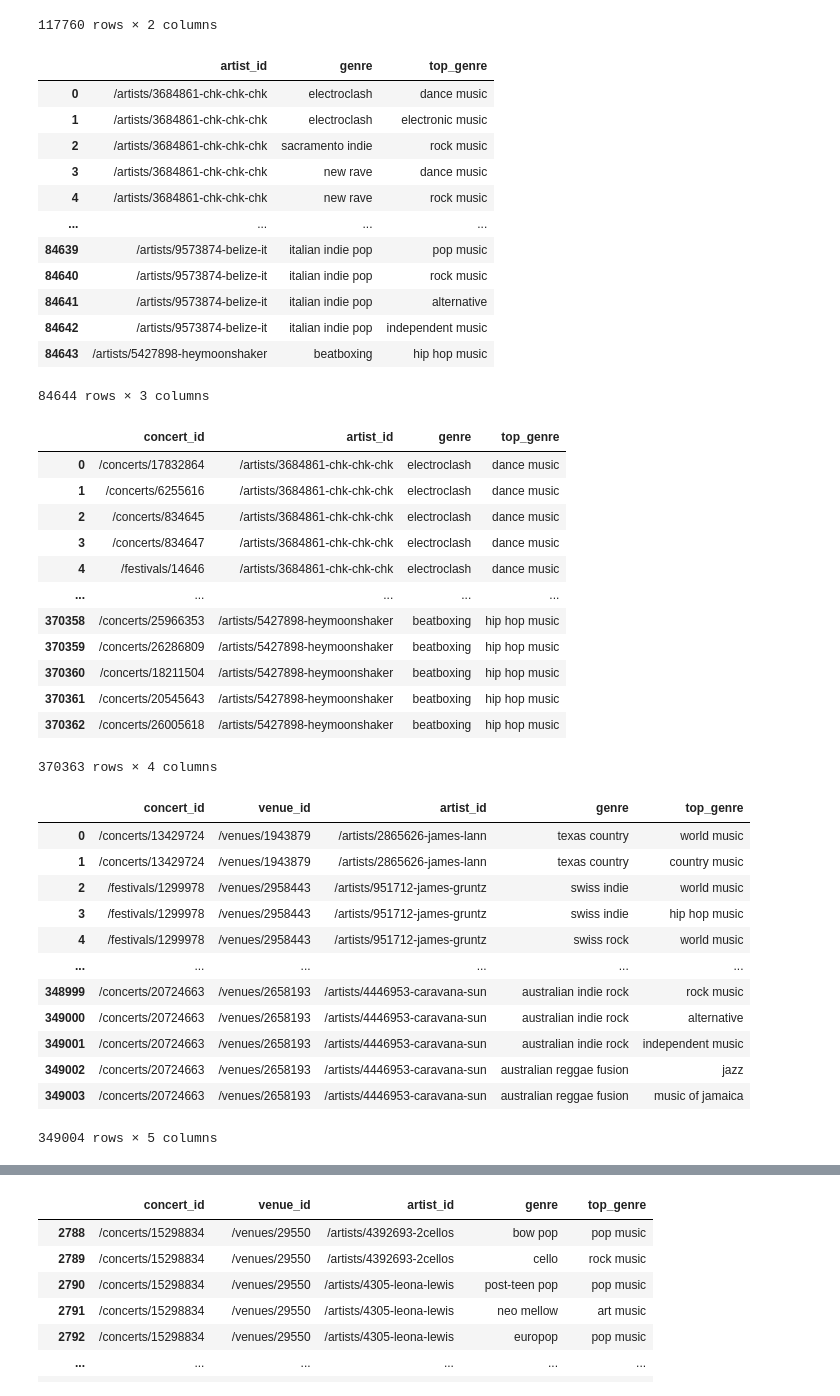
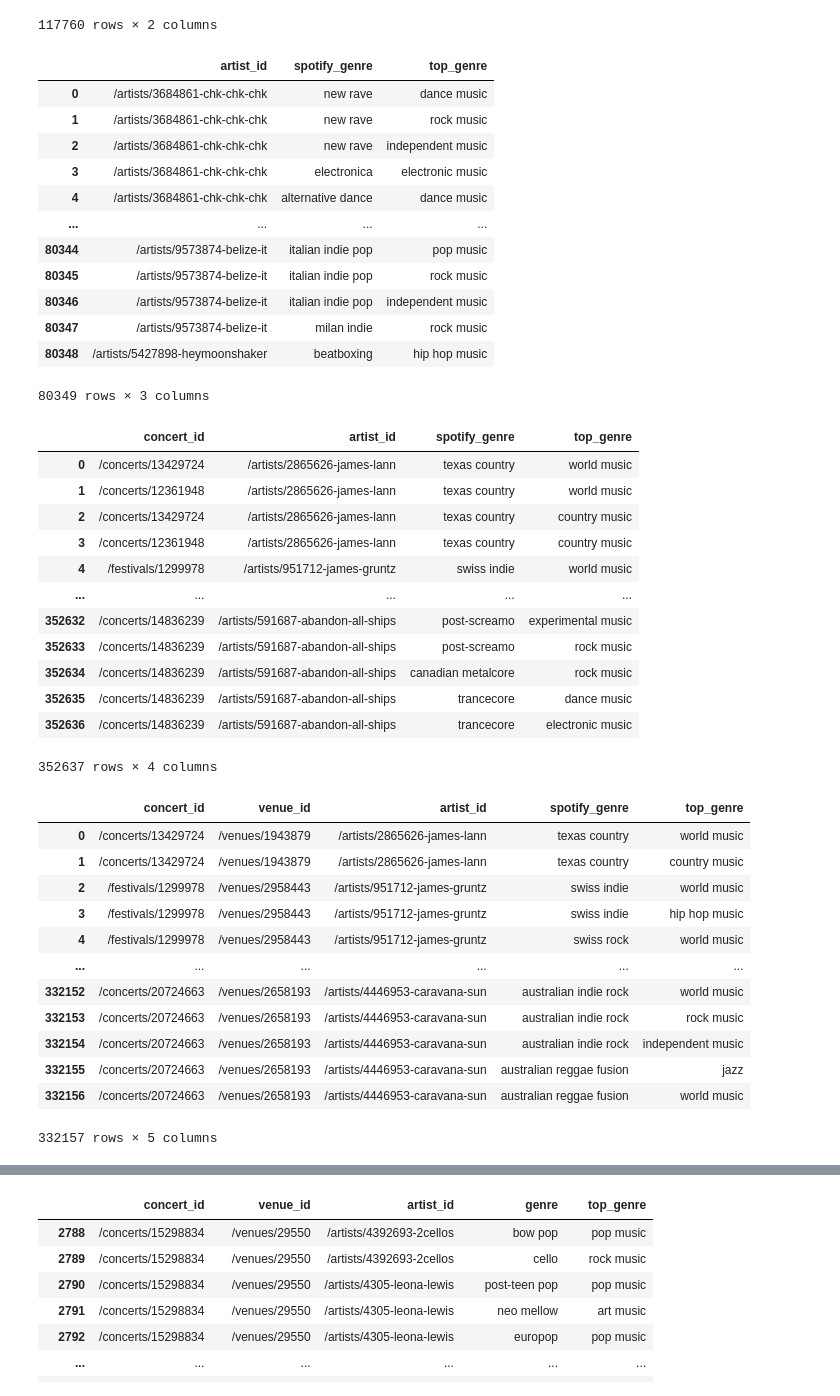
Before and after one commit to cyrillegc/thesis-redux, a Jupyter notebook: data_cleaning.ipynb, the cells around one changed output, grey strips where cells are left out. Drawn from its saved outputs; the diff is of its cells as text; code cells hidden in the pictures.

```diff
--- a/data_cleaning.ipynb
+++ b/data_cleaning.ipynb
@@ -12,7 +12,7 @@ with open('data/data_songkick_venues.csv', encoding='utf-8') as file_venues:
 with open('data/data_spotify_artists.csv', encoding='utf-8') as file_artists:
     artists_df = pd.read_csv(file_artists, index_col=0)
 
-with open('data/data_spotify_top_genres_v2.csv', encoding='utf-8') as file_genres:
+with open('data/data_spotify_top_genres_v3.csv', encoding='utf-8') as file_genres:
     genres_df = pd.read_csv(file_genres, index_col=0)
 
 genres_df
@@ -130,7 +130,7 @@ for artist, genres in tqdm(genres_of_artists_dict.items()):
     genres_set = set(genres.values())
     genres_set.discard('')
     for genre in genres_set:
-        artists_list.append({'artist_id': artist, 'genre': genre})
+        artists_list.append({'artist_id': artist, 'spotify_genre': genre})
 
 artists_genres_df = pd.DataFrame(artists_list)
 artists_genres_df.to_csv('data/data_singled_spotify_artists_genres.csv', encoding='utf-8')
@@ -207,56 +207,56 @@ concerts_artists_df
 | 117759 | /festivals/469459 | /artists/2408878-trip-to-dover |
 117760 rows × 2 columns
 # %%
-artists_top_genres_df =  artists_genres_df.merge(genres_top_genres_df, how='left', left_on='genre', right_on='genre')
+artists_top_genres_df =  artists_genres_df.merge(genres_df, how='left', on='spotify_genre')
 artists_top_genres_df
 # %% [output]
-|  | artist_id | genre | top_genre |
-| 0 | /artists/3684861-chk-chk-chk | electroclash | dance music |
-| 1 | /artists/3684861-chk-chk-chk | electroclash | electronic music |
-| 2 | /artists/3684861-chk-chk-chk | sacramento indie | rock music |
-| 3 | /artists/3684861-chk-chk-chk | new rave | dance music |
-| 4 | /artists/3684861-chk-chk-chk | new rave | rock music |
+|  | artist_id | spotify_genre | top_genre |
+| 0 | /artists/3684861-chk-chk-chk | new rave | dance music |
+| 1 | /artists/3684861-chk-chk-chk | new rave | rock music |
+| 2 | /artists/3684861-chk-chk-chk | new rave | independent music |
+| 3 | /artists/3684861-chk-chk-chk | electronica | electronic music |
+| 4 | /artists/3684861-chk-chk-chk | alternative dance | dance music |
 | ... | ... | ... | ... |
-| 84639 | /artists/9573874-belize-it | italian indie pop | pop music |
-| 84640 | /artists/9573874-belize-it | italian indie pop | rock music |
-| 84641 | /artists/9573874-belize-it | italian indie pop | alternative |
-| 84642 | /artists/9573874-belize-it | italian indie pop | independent music |
-| 84643 | /artists/5427898-heymoonshaker | beatboxing | hip hop music |
+| 80344 | /artists/9573874-belize-it | italian indie pop | pop music |
+| 80345 | /artists/9573874-belize-it | italian indie pop | rock music |
+| 80346 | /artists/9573874-belize-it | italian indie pop | independent music |
+| 80347 | /artists/9573874-belize-it | milan indie | rock music |
+| 80348 | /artists/5427898-heymoonshaker | beatboxing | hip hop music |
-84644 rows × 3 columns
+80349 rows × 3 columns
 # %%
 concerts_top_genres_df = concerts_artists_df.merge(artists_top_genres_df, how='right', on='artist_id')
 concerts_top_genres_df
 # %% [output]
-|  | concert_id | artist_id | genre | top_genre |
-| 0 | /concerts/17832864 | /artists/3684861-chk-chk-chk | electroclash | dance music |
-| 1 | /concerts/6255616 | /artists/3684861-chk-chk-chk | electroclash | dance music |
-| 2 | /concerts/834645 | /artists/3684861-chk-chk-chk | electroclash | dance music |
-| 3 | /concerts/834647 | /artists/3684861-chk-chk-chk | electroclash | dance music |
-| 4 | /festivals/14646 | /artists/3684861-chk-chk-chk | electroclash | dance music |
+|  | concert_id | artist_id | spotify_genre | top_genre |
+| 0 | /concerts/13429724 | /artists/2865626-james-lann | texas country | world music |
+| 1 | /concerts/12361948 | /artists/2865626-james-lann | texas country | world music |
+| 2 | /concerts/13429724 | /artists/2865626-james-lann | texas country | country music |
+| 3 | /concerts/12361948 | /artists/2865626-james-lann | texas country | country music |
+| 4 | /festivals/1299978 | /artists/951712-james-gruntz | swiss indie | world music |
 | ... | ... | ... | ... | ... |
-| 370358 | /concerts/25966353 | /artists/5427898-heymoonshaker | beatboxing | hip hop music |
-| 370359 | /concerts/26286809 | /artists/5427898-heymoonshaker | beatboxing | hip hop music |
-| 370360 | /concerts/18211504 | /artists/5427898-heymoonshaker | beatboxing | hip hop music |
-| 370361 | /concerts/20545643 | /artists/5427898-heymoonshaker | beatboxing | hip hop music |
-| 370362 | /concerts/26005618 | /artists/5427898-heymoonshaker | beatboxing | hip hop music |
+| 352632 | /concerts/14836239 | /artists/591687-abandon-all-ships | post-screamo | experimental music |
+| 352633 | /concerts/14836239 | /artists/591687-abandon-all-ships | post-screamo | rock music |
+| 352634 | /concerts/14836239 | /artists/591687-abandon-all-ships | canadian metalcore | rock music |
+| 352635 | /concerts/14836239 | /artists/591687-abandon-all-ships | trancecore | dance music |
+| 352636 | /concerts/14836239 | /artists/591687-abandon-all-ships | trancecore | electronic music |
-370363 rows × 4 columns
+352637 rows × 4 columns
 # %%
 venues_top_genres_df = venues_concerts_df.merge(concerts_top_genres_df, how='inner', on='concert_id')
 venues_top_genres_df
 # %% [output]
-|  | concert_id | venue_id | artist_id | genre | top_genre |
+|  | concert_id | venue_id | artist_id | spotify_genre | top_genre |
 | 0 | /concerts/13429724 | /venues/1943879 | /artists/2865626-james-lann | texas country | world music |
 | 1 | /concerts/13429724 | /venues/1943879 | /artists/2865626-james-lann | texas country | country music |
 | 2 | /festivals/1299978 | /venues/2958443 | /artists/951712-james-gruntz | swiss indie | world music |
 | 3 | /festivals/1299978 | /venues/2958443 | /artists/951712-james-gruntz | swiss indie | hip hop music |
 | 4 | /festivals/1299978 | /venues/2958443 | /artists/951712-james-gruntz | swiss rock | world music |
 | ... | ... | ... | ... | ... | ... |
-| 348999 | /concerts/20724663 | /venues/2658193 | /artists/4446953-caravana-sun | australian indie rock | rock music |
-| 349000 | /concerts/20724663 | /venues/2658193 | /artists/4446953-caravana-sun | australian indie rock | alternative |
-| 349001 | /concerts/20724663 | /venues/2658193 | /artists/4446953-caravana-sun | australian indie rock | independent music |
-| 349002 | /concerts/20724663 | /venues/2658193 | /artists/4446953-caravana-sun | australian reggae fusion | jazz |
-| 349003 | /concerts/20724663 | /venues/2658193 | /artists/4446953-caravana-sun | australian reggae fusion | music of jamaica |
+| 332152 | /concerts/20724663 | /venues/2658193 | /artists/4446953-caravana-sun | australian indie rock | world music |
+| 332153 | /concerts/20724663 | /venues/2658193 | /artists/4446953-caravana-sun | australian indie rock | rock music |
+| 332154 | /concerts/20724663 | /venues/2658193 | /artists/4446953-caravana-sun | australian indie rock | independent music |
+| 332155 | /concerts/20724663 | /venues/2658193 | /artists/4446953-caravana-sun | australian reggae fusion | jazz |
+| 332156 | /concerts/20724663 | /venues/2658193 | /artists/4446953-caravana-sun | australian reggae fusion | world music |
-349004 rows × 5 columns
+332157 rows × 5 columns
 # %%
 venues_top_genres_df.to_csv('data/data_singled_venues_top_genres.csv', encoding='utf-8')
 # %%
```
Also changed, not shown: parts of 11 cells of this notebook, 5 other files.
